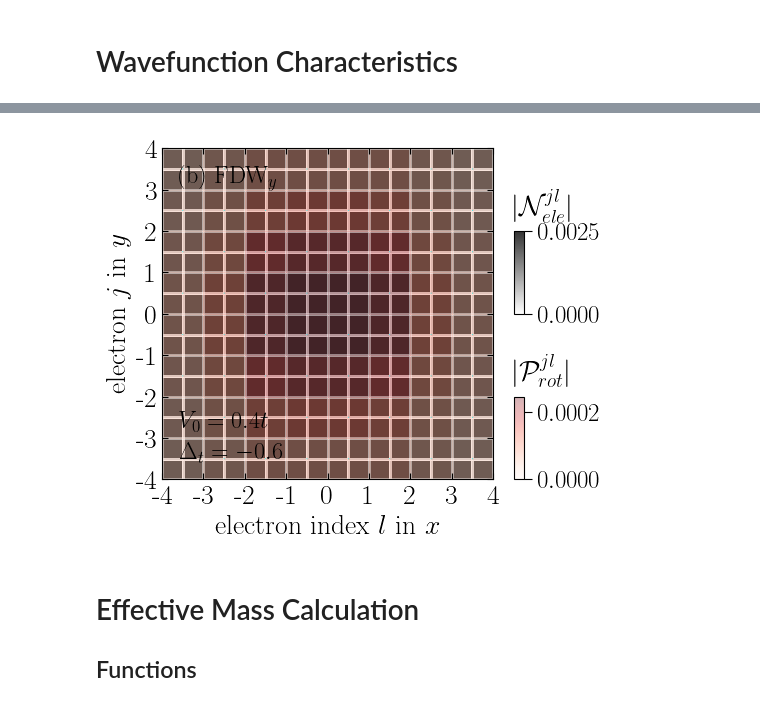
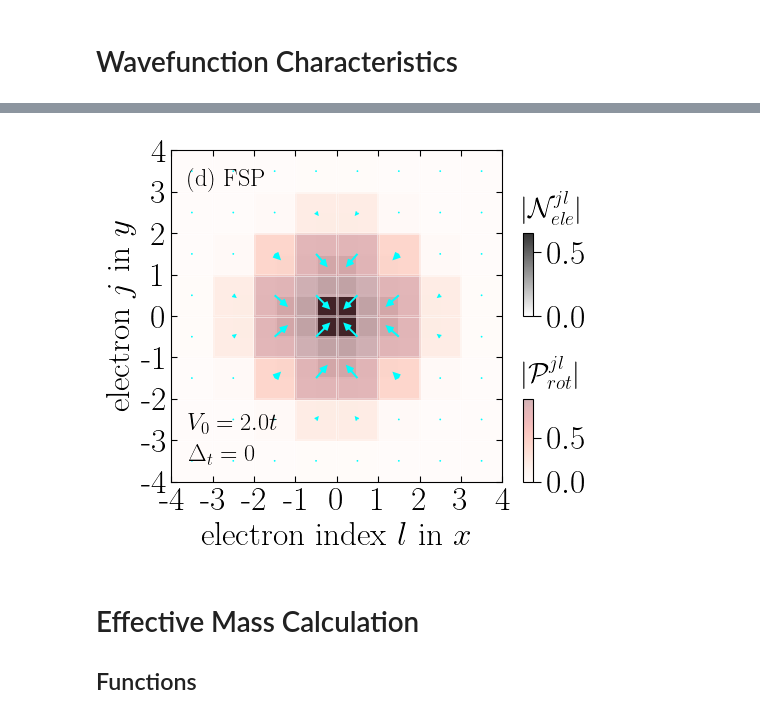
Before and after one commit to Progklui/rotor_lattice_models, a Jupyter notebook: localized_2d_analysis.ipynb, the cells around one changed output, grey strips where cells are left out. Cells and saved outputs as stored; diff of their text form; code cells hidden in the pictures.

```diff
--- a/localized_2d_analysis.ipynb
+++ b/localized_2d_analysis.ipynb
@@ -1166,12 +1458,12 @@ V_0, N_cutoff = 3.4 , 40 ; E0 = -13.080975967495888 , E1 = -4.672803299854422e-0
 # %% [markdown]
 # Wavefunction Characteristics
 # %%
-V_0_wfn = 0.3
+V_0_wfn = 0.6 #2.0
 
 Mx_wfn = 20
 My_wfn = 20
-tx_wfn = 0.6
-ty_wfn = 0.4
+tx_wfn = 0.5
+ty_wfn = 0.5
 B_wfn = 1e-2
 
 dir = 'data_localized/'
@@ -1326,7 +1618,7 @@ A = 6
 plt.rc('figure', figsize=[46.82 * .5**(.5 * A), 33.11 * .5**(.5 * A)])
 plt.rc('text', usetex=True)
 plt.rc('font', family='serif')
-font_size = 20
+font_size = 24
 
 fig, ax = plt.subplots(figsize=[4,4]) #[46.82 * .5**(.5 * A), 33.11 * .5**(.5 * A)]) #, subplot_kw={"projection": "3d"})
 ax.set_aspect("equal")
@@ -1334,12 +1626,12 @@ ax.set_aspect("equal")
 #plt.title(r'FO, $B=0.5\cdot 10^{-2}t$', fontsize=font_size)
 
 '''Polarization Absolute Value'''
-pc1 = plt.pcolormesh(X_ele, Y_ele, np.abs(ele_wfn)**2, cmap='binary', vmin=0.0, snap=True, alpha=0.8)#, facecolors='none') # norm=matplotlib.colors.LinNorm(vmin=0.1, vmax=1))
-pc2 = plt.pcolormesh(X_rot-0.5, Y_rot-0.5, P_plot.real.T, cmap='Reds', vmin=0.0, snap=True, alpha=0.3)#, facecolors='none') # norm=matplotlib.colors.LinNorm(vmin=0.1, vmax=1))
+pc1 = plt.pcolormesh(X_ele, Y_ele, np.abs(ele_wfn.T)**2, cmap='binary', vmin=0.0, snap=True, alpha=0.8)#, facecolors='none') # norm=matplotlib.colors.LinNorm(vmin=0.1, vmax=1))
+pc2 = plt.pcolormesh(X_rot-0.5, Y_rot-0.5, P_plot.real, cmap='Reds', vmin=0.0, snap=True, alpha=0.3)#, facecolors='none') # norm=matplotlib.colors.LinNorm(vmin=0.1, vmax=1))
 
 cax = ax.inset_axes([9, 0, 0.5, 4], transform=ax.transData)
 cbar = fig.colorbar(pc1, shrink=0.6, cax=cax, orientation='vertical') #, orientation="horizontal", pad=0.2)
-cbar.ax.tick_params(length=6, labelsize=18)
+cbar.ax.tick_params(length=6, labelsize=24)
 #cbar.set_ticks(ticks=[0, 1, 2], labels=['0','1','2'])
 #cbar.set_label(label=r'$|P_{ele}|$', size=font_size)
 ax.annotate(r'$|\mathcal{N}_{ele}^{jl}|$', xy=(8, 3), xytext=(9, 4.8), fontsize=20, color='black')
@@ -1350,45 +1642,45 @@ pc1.set_edgecolor('white')
 
 cax = ax.inset_axes([9, -8, 0.5, 4], transform=ax.transData)
 cbar = fig.colorbar(pc2, shrink=0.6, cax=cax, orientation='vertical') #, orientation="horizontal", pad=0.2)
-cbar.ax.tick_params(length=6, labelsize=18)
+cbar.ax.tick_params(length=6, labelsize=24)
 #cbar.set_ticks(ticks=[0, 1, 2], labels=['0','1','2'])
 #cbar.set_label(label=r'$\sigma^2_{\phi}/\sigma^2_0$', size=font_size)
 cbar.solids.set_rasterized(True)
 #pc.set_edgecolor('face')
 pc2.set_edgecolor('white')
 
 '''Polarization Vector Plot'''
-q = plt.quiver(X_rot-0.5, Y_rot-0.5, -Px_plot.T, -Py_plot.T, color='cyan', scale=16, headlength=4, headwidth=2)
+q = plt.quiver(X_rot-0.5, Y_rot-0.5, -Py_plot, -Px_plot, color='cyan', scale=15.5, width=0.006, headlength=4, headwidth=4)
 #ax.invert_yaxis()
 
 #ax.scatter(-0.5, -0.5, marker='o', s=50, color='blue', alpha=1, zorder=2)
-ax.annotate(r'(b) FDW$_y$', xy=(0.2, -0.1), xytext=(-7.2, 6.3), fontsize=17.5, color='black')
-ax.annotate(r'$V_0 = 0.4t$', xy=(0.2, -0.1), xytext=(-7.2, -5.5), fontsize=17.5, color='black')
-ax.annotate(r'$\Delta_t = -0.6$', xy=(0.2, -0.1), xytext=(-7.2, -7), fontsize=17.5, color='black')
+ax.annotate(r'(d) FSP', xy=(0.2, -0.1), xytext=(-7.2, 6.3), fontsize=17.5, color='black')
+ax.annotate(r'$V_0 = 2.0t$', xy=(0.2, -0.1), xytext=(-7.2, -5.5), fontsize=17.5, color='black')
+ax.annotate(r'$\Delta_t = 0$', xy=(0.2, -0.1), xytext=(-7.2, -7), fontsize=17.5, color='black')
 
 plt.xlabel(r'electron index $l$ in $x$', fontsize=font_size)
 plt.ylabel(r'electron $j$ in $y$', fontsize=font_size)
 
 plt.xticks([-8,-6,-4,-2,0,2,4,6,8],[r'-4',r'-3',r'-2',r'-1',r'0',r'1',r'2',r'3',r'4'], fontsize=font_size)
 plt.yticks([-8,-6,-4,-2,0,2,4,6,8],[r'-4',r'-3',r'-2',r'-1',r'0',r'1',r'2',r'3',r'4'], fontsize=font_size)
 
 #plt.xticks([-4.5,-3.5,-2.5,-1.5,-0.5,0.5,1.5,2.5,3.5,4.5],[r'-5',r'',r'-3',r'',r'-1',r'1',r'',r'3',r'',r'5'], fontsize=font_size)
 #plt.yticks([-4.5,-3.5,-2.5,-1.5,-0.5,0.5,1.5,2.5,3.5,4.5],[r'-5',r'',r'-3',r'',r'-1',r'1',r'',r'3',r'',r'5'], fontsize=font_size)
 
 plt.xlim(-8,8)
 plt.ylim(-8,8)
 
 plt.tick_params(axis='x', direction='in', length=4, top=True)
 plt.tick_params(axis='y', direction='in', length=4, right=True)
 plt.tick_params(which='minor', axis='x', direction='in', top=True)
 plt.tick_params(which='minor', axis='y', direction='in', right=True)
 
 ax.set_aspect(1)
 fig.set_size_inches(4.3, 4.3, forward=True)
 
-plt.savefig('img_results/loc_wavefunc_delta_t_-0.6_V0_0.4.svg', bbox_inches='tight')
+plt.savefig('img_results/loc_wavefunc_delta_t_0.0_V0_0.6.svg', bbox_inches='tight')
 # %% [output]
-[figure, old version]
+[figure, new version]
 # %% [markdown]
 # Effective Mass Calculation
 
```
Also changed, not shown: parts of 17 cells of this notebook, 1 other file.
